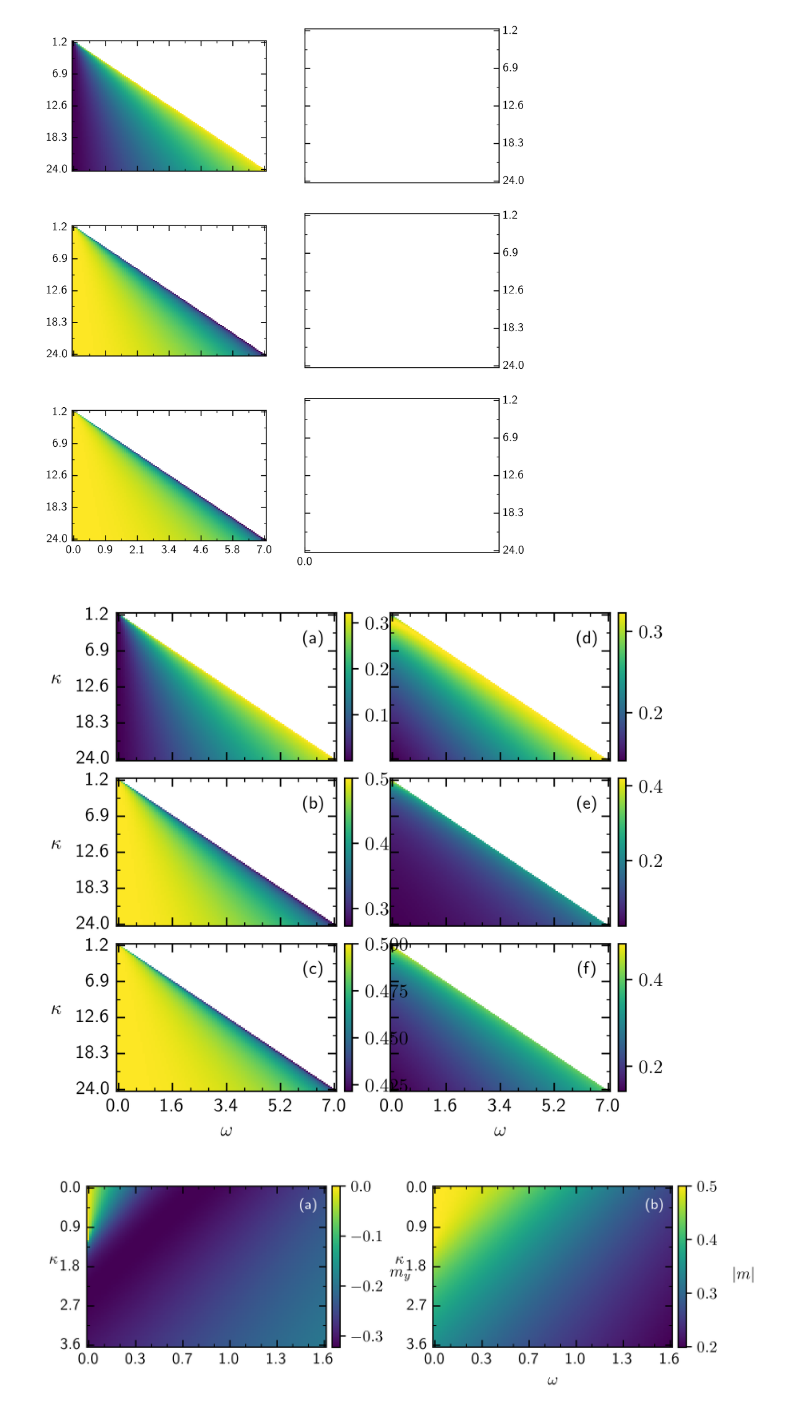
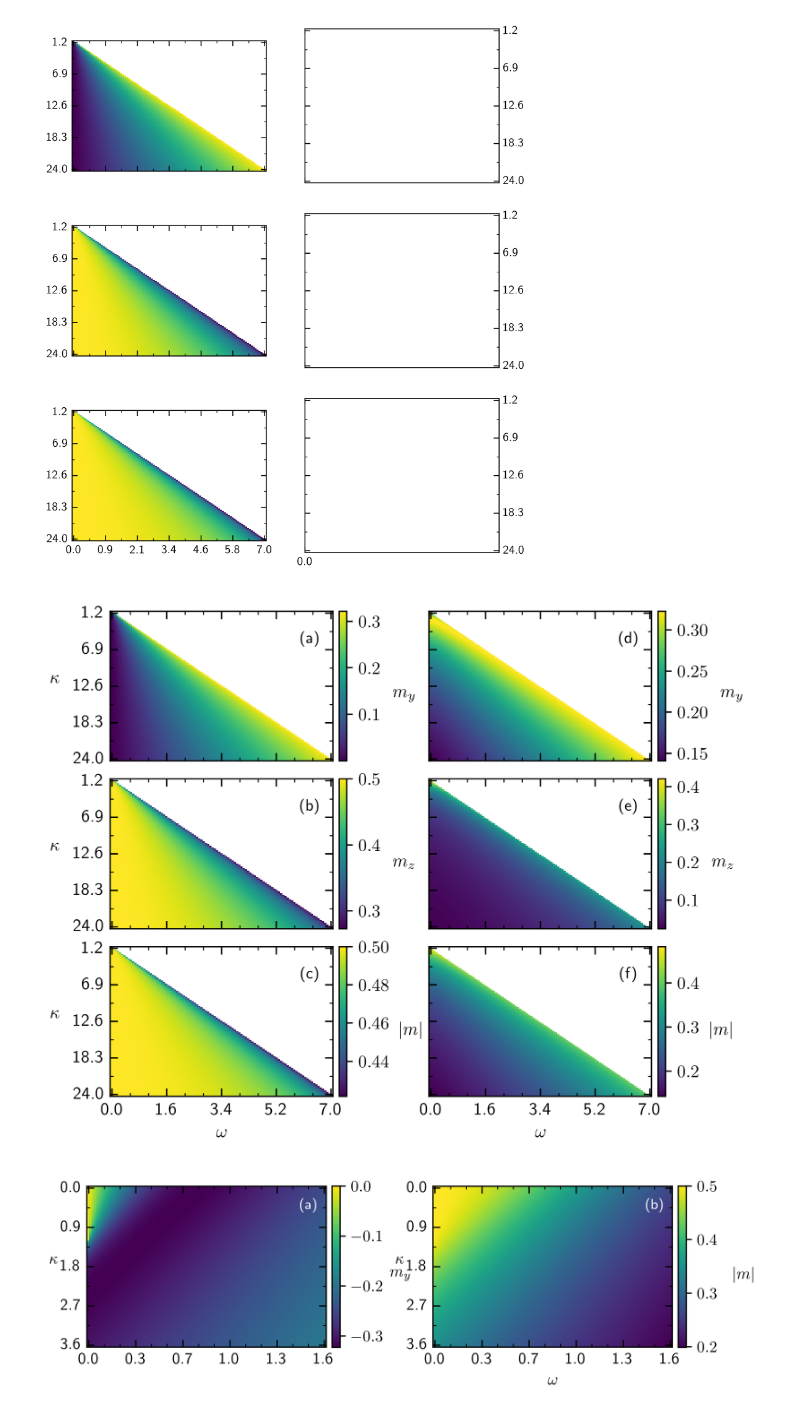
Before and after one commit to ChriGomm/saved_bachelor_scripts, a Jupyter notebook: sign_lam.ipynb, the cells around one changed output. Drawn from its saved outputs; the diff is of its cells as text; code cells hidden in the pictures.

```diff
--- a/sign_lam.ipynb
+++ b/sign_lam.ipynb
@@ -580,8 +580,8 @@ Gam = 1
 sgam = 0.2*Gam
 
 ##
-# K= np.linspace(0,3,101)
-# W= np.linspace(0,1.5,101)
+K= np.linspace(0,3,101)
+W= np.linspace(0,1.5,101)
 ##
 
 k = K*(Gam+sgam)
@@ -701,24 +719,27 @@ for s in range(3):
     for i in range(np.shape(k)[0]):
         for j in range(np.shape(w)[0]):
             if s==0:
-                # ms = np.array([0,root[i,j,s],m_z(root[i,j,s],w[j],k[i],Gam)])
-                # jac = jac_gl_np(0,ms,w[j],k[i],Gam,sgam)#[1:,1:]
+                ms = np.array([0,root[i,j,s],m_z(root[i,j,s],w[j],k[i],Gam)])
+                jac = jac_gl_np(0,ms,w[j],k[i],Gam,sgam)#[1:,1:]
                 # jac = lin_exp(root[i,j,s],w[j],k[i],Gam,sgam)
-                # num_eig[i,j,s,:],trash= eig(jac)
-                p[i,j,s], sqrt_interior[i,j,s], q[i,j,s] = lamtest(root[i,j,s],w[j],k[i],Gam,sgam)
+                # num_eig[i,j,s,:] = eig(jac)[0]
+                # p[i,j,s], sqrt_interior[i,j,s], q[i,j,s] = lamtest(root[i,j,s],w[j],k[i],Gam,sgam)
                 num_eig[i,j,s] = lamda_consistant(root[i,j,s],w[j],k[i],Gam,sgam)
             else:
                 if i>j:
                     # ms = np.array([0,root[i,j,s],m_z(root[i,j,s],w[j],k[i],Gam)])
                     # jac = jac_gl_np(0,ms,w[j],k[i],Gam,sgam)#[1:,1:]
-                    # jac = lin_exp(root[i,j,s],w[j],k[i],Gam,sgam)
-                    # num_eig[i,j,s,:],trash= np.linalg.eig(jac)
+                    # # jac = lin_exp(root[i,j,s],w[j],k[i],Gam,sgam)
+                    # try:
+                    #     num_eig[i,j,s,:]= np.linalg.eig(jac)[0]
+                    # except:
+                    #     num_eig[i,j,s,:]=np.nan
                     num_eig[i,j,s,:] = lamda_consistant(root[i,j,s],w[j],k[i],Gam,sgam)
                     if  np.any(np.isnan(np.real(num_eig[i,j,s,:]))):
                         # print(root[i,j,s])
                         print(i,j)
                     border[i,j,:]= np.nan
-                    p[i,j,s], sqrt_interior[i,j,s], q[i,j,s] = lamtest(root[i,j,s],w[j],k[i],Gam,sgam)
+                    # p[i,j,s], sqrt_interior[i,j,s], q[i,j,s] = lamtest(root[i,j,s],w[j],k[i],Gam,sgam)
                     # if np.abs(p[i,j,s]+np.trace(jac[1:,1:]))>1/10**10:
                     #     print(p[i,j,s]+np.trace(jac[1:,1:]))
 
@@ -1632,7 +1658,7 @@ tickp = TickProperties(SZX=True,SZY=True,\
                                 ytick_step_minor=5)
 setup = Setup_Fig(name_of_plot='fixp_bound_heatmap_ml2.png',tickp=tickp,formater=tickformat)
 setup.fig_width= 16.6*cm
-setup.fig_height=11.5*cm
+setup.fig_height=12.7*cm
 setup.DEFAULT_HEAT_EXTEND = (-0.5,60.5,40.5,-0.5)
 fig, ax = setup.return_fig(shape=(3,2),dots_per_inch=400,xax_share='col',yax_share='all',joined=True)
 
@@ -1663,7 +1689,7 @@ for i in range(2):
         cbar1 = fig.colorbar(im1,ax=ax[j,i],orientation='vertical',shrink=shrink_fac,pad=padi)
 
         labelpads = [10,17]
-        # cbar1.set_label(labels[i],rotation=0,labelpad=labelpads[i],loc='center')#,
+        cbar1.set_label(labels[j],rotation=0,labelpad=13,loc='center')#,
         x_pos= 61
         y_pos= -4
         labelx =0.9
@@ -1680,35 +1706,35 @@ for i in range(2):
     ax[1,i].set_title(title[i][1],x=labelx,y=labely,fontsize=9)
     ax[2,i].set_title(title[i][2],x=labelx,y=labely,fontsize=9)
     ax[j,i].set_xlabel(r'$\omega$')
 #         # ax[0,i].set_xlabel(r'$\omega$')
 #         ax[0,i].set_ylabel(r'$\kappa$',rotation=0)
 #         ax[0,i].yaxis.set_label_position(labelpos[i])
 #         # ax[1,i].set_xlabel(r'$\omega$')
 #         ax[1,i].set_ylabel(r'$\kappa$',rotation=0)
 #         ax[1,i].yaxis.set_label_position(labelpos[i])
 #         ax[2,i].set_xlabel(r'$\omega$')
 #         ax[2,i].set_ylabel(r'$\kappa$',rotation=0)
 #         ax[2,i].yaxis.set_label_position(labelpos[i])
 #         # ax[i,j].plot(w,k)
 #         # im.set_extend(((-0.5,39.5,39.5,-0.5)))
 # #         images.append(im)
 # # cbar1 = fig.colorbar(images[3],ax=ax,orientation='vertical',fraction=0.05)
 #         shrink_fac = 0.33
 #         padi = 0.02
 #         cbar1 = fig.colorbar(im1,ax=ax[0,i],orientation='vertical',shrink=shrink_fac,location=labelpos[1-i],pad=padi)
 #         cbar2 = fig.colorbar(im2,ax=ax[1,i],orientation='vertical',shrink=shrink_fac,location=labelpos[1-i],pad=padi)
 #         cbar3 = fig.colorbar(im3,ax=ax[2,i],orientation='vertical',shrink=shrink_fac,location=labelpos[1-i],pad=padi)
 #         if i==1:
 #             cbar1.set_label(r'$m_y$',rotation=0,labelpad=-2,loc='top')#,shrink=0.934)
 #             cbar2.set_label(r'$m_z$',rotation=0,labelpad=10,x=5,y=1.05)
 #             cbar3.set_label(r'$|m|$',rotation=0,labelpad=7,x=5,y=1.07)
-plt.subplots_adjust(hspace=0.12,wspace=-0.35)
+plt.subplots_adjust(hspace=0.12,wspace=0)
 # fig.tight_layout()
 # plt.figtext(s=r'\,\\Figure 5: The figures a-c present the sign of the interior of the square root for the eigenvalues $\lambda_{23}$ \\for the different fixed points and parameter configurations. Figures d-f show in the same manner \\the sign of $p$. In the entire setup is \\$\Gamma=1$ and $\gamma=0.2$ fixed.',x=0,y=0,fontsize=10,bbox=dict(xy=(0,0),width=5,height=5,boxstyle='Square'))
 plt.savefig('/home/christian/Documents/Bachelor/protocol/pictures/'+setup.name_of_plot)
 plt.show()
 # %% [output]
-[figure, old version]
+[figure, new version]
 # %%
 cdict1 = {
     'blue': (
```
Also changed, not shown: parts of 5 cells of this notebook, 2 other files.
